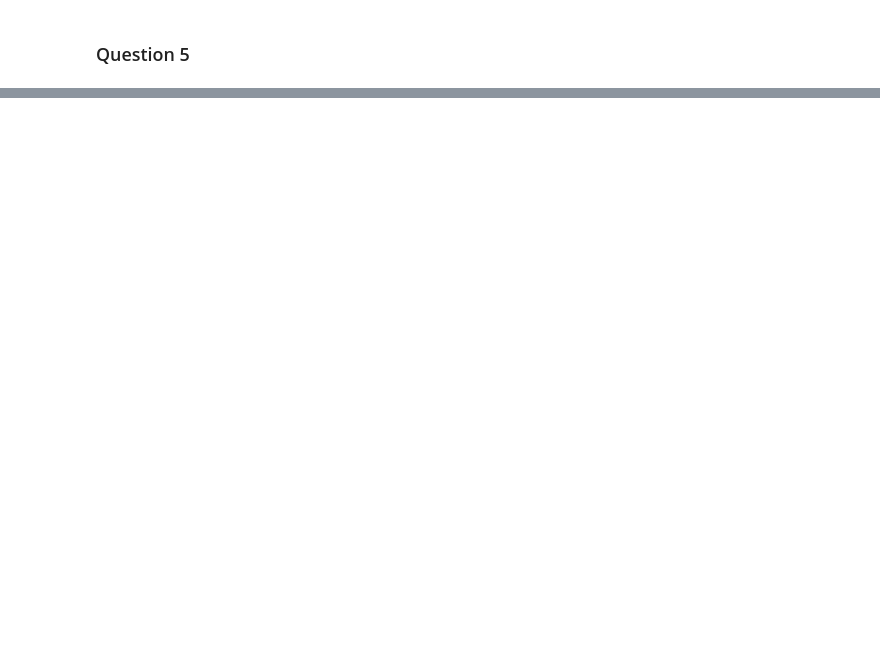
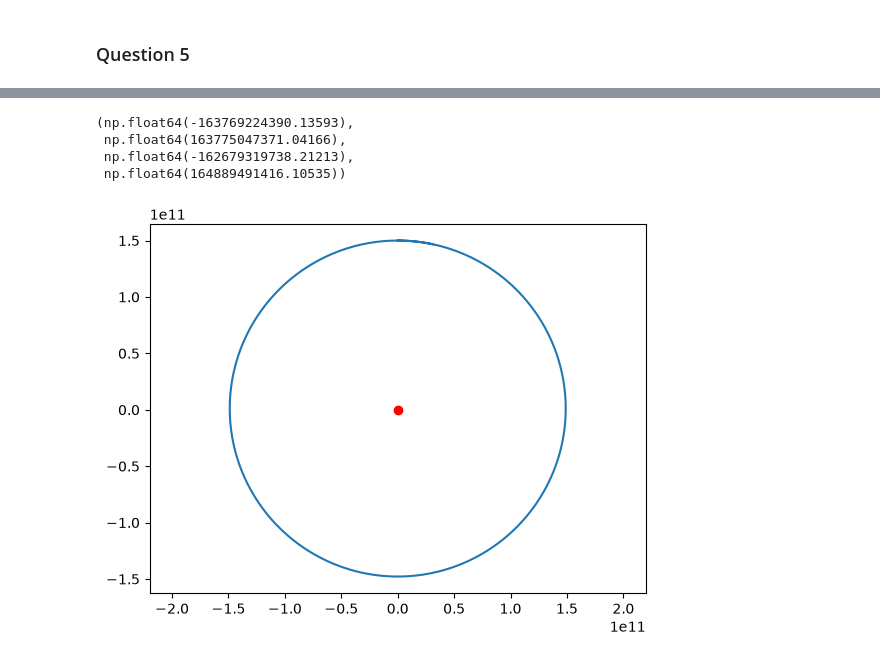
Before and after one commit to bellakalina/course281, a Jupyter notebook: week10/w10.ipynb, the cells around one changed output, grey strips where cells are left out. Cells and saved outputs as stored; diff of their text form; code cells hidden in the pictures; blank space fills up the shorter version.

```diff
--- a/week10/w10.ipynb
+++ b/week10/w10.ipynb
@@ -138,0 +180,10 @@ plt.plot(t, r)
+# %%
+plt.plot(xyvxvy[0], xyvxvy[1])
+plt.scatter(0, 0, color = 'r')
+plt.axis('equal')
+# %% [output]
+(np.float64(-163769224390.13593),
+ np.float64(163775047371.04166),
+ np.float64(-162679319738.21213),
+ np.float64(164889491416.10535))
+[figure, added]
```
Also changed, not shown: parts of 14 cells of this notebook, 2 other files.
